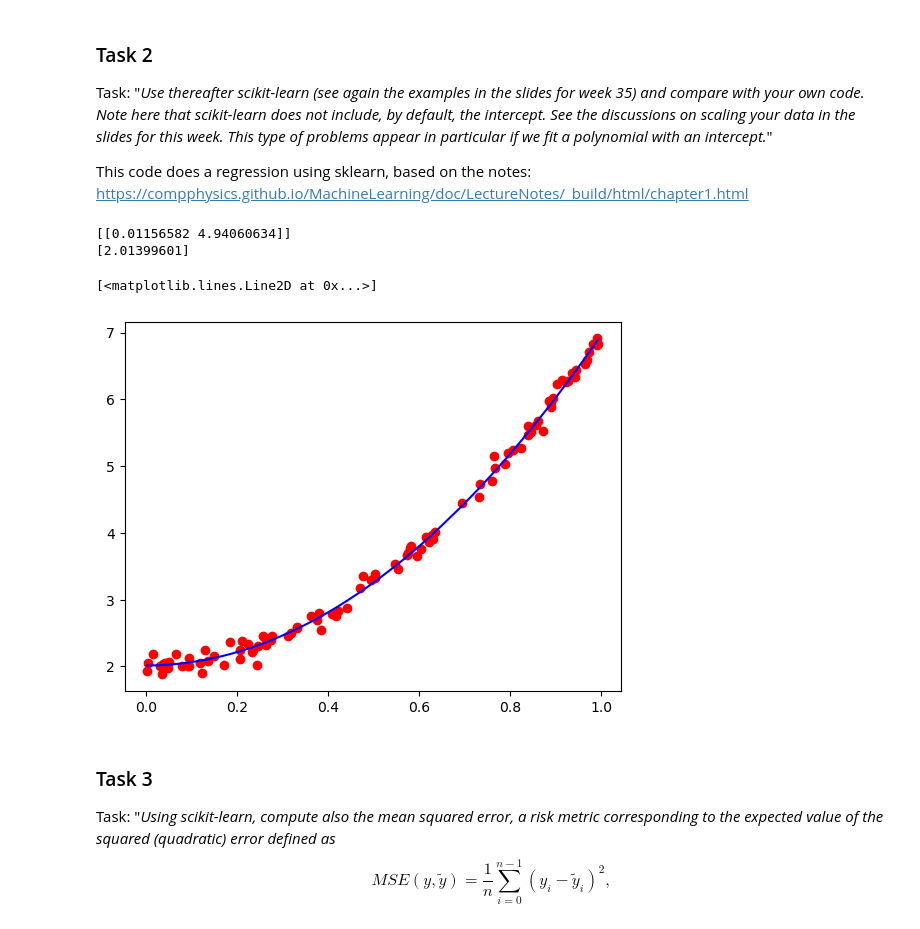
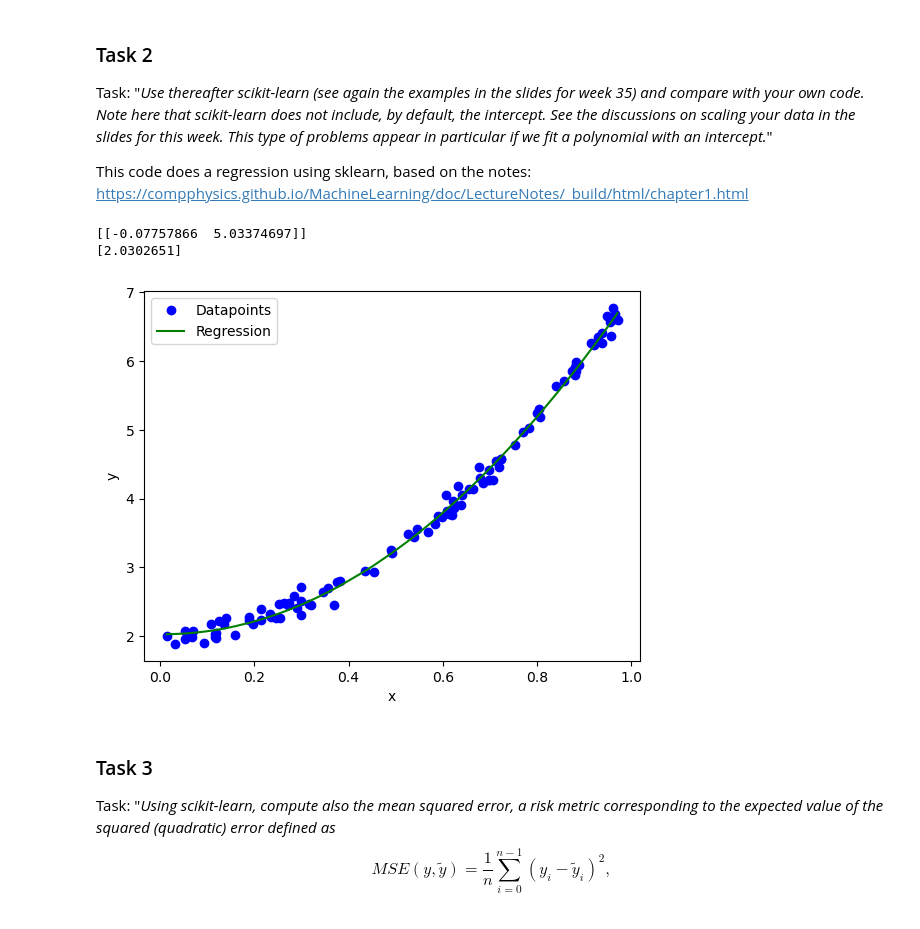
Before and after one commit to haraldtv/FYS-STK4155, a Jupyter notebook: week35/week_35.ipynb, the cells around one changed output. Cells and saved outputs as stored; diff of their text form; code cells hidden in the pictures.

Commit message:
Updates to graphs

```diff
--- a/week35/week_35.ipynb
+++ b/week35/week_35.ipynb
@@ -160,30 +166,36 @@ This code does a regression using sklearn, based on the notes: https://compphysi
 # %%
 from sklearn.linear_model import Ridge
 from sklearn.preprocessing import PolynomialFeatures
 from sklearn.pipeline import make_pipeline
 from sklearn.linear_model import LinearRegression
 
 poly2 = PolynomialFeatures(degree=2, include_bias=False)
 poly_features = poly2.fit_transform(x.reshape(-1, 1))
 lin_reg = LinearRegression()
 lin_reg.fit(poly_features, y)
 y_predicted = lin_reg.predict(poly_features)
 
 print(lin_reg.coef_)
 print(lin_reg.intercept_)
 beta_sk = lin_reg.coef_[0]
 
 x_plot = x_plt
 
 f = x_plot**2 * beta_sk[1] + x_plot * beta_sk[0] + lin_reg.intercept_
-plt.plot(x, y, 'ro')
 
-plt.plot(x_plot, f, 'b-')
+fig, ax = plt.subplots()
+
+ax.plot(x, y, 'bo', label="Datapoints")
+ax.plot(x_plot, f, 'g-', label="Regression")
+
+ax.set_xlabel("x")
+ax.set_ylabel("y")
+ax.legend()
+plt.show()
 # %% [output]
-[[0.01156582 4.94060634]]
-[2.01399601]
+[[-0.07757866  5.03374697]]
+[2.0302651]
-[<matplotlib.lines.Line2D at 0x...>]
-[figure, old version]
+[figure, new version]
 # %% [markdown]
 ### Task 3
 Task: "_Using scikit-learn, compute also the mean squared error, a risk metric corresponding to the expected value of the squared (quadratic) error defined as_
```
Also changed, not shown: parts of 7 cells of this notebook.
